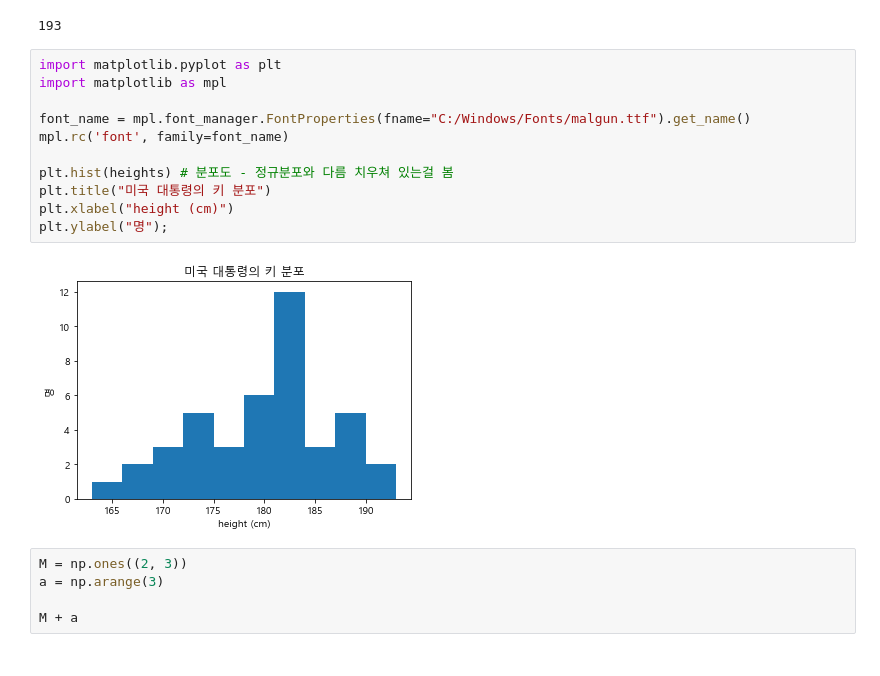
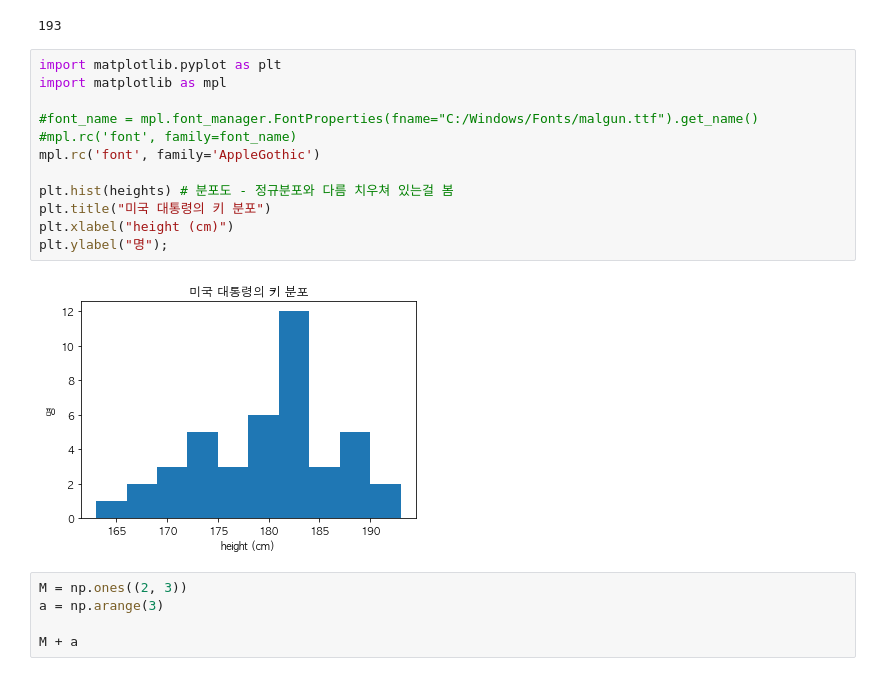
Before and after one commit to t8t/python22, a Jupyter notebook: Day3.ipynb, the cells around one changed output. Saved outputs shown, nothing was run; the diff lists cells and outputs as text.

```diff
--- a/Day3.ipynb
+++ b/Day3.ipynb
@@ -520,16 +520,17 @@ heights.max() # 4사분위
 # %%
 import matplotlib.pyplot as plt
 import matplotlib as mpl
 
-font_name = mpl.font_manager.FontProperties(fname="C:/Windows/Fonts/malgun.ttf").get_name()
-mpl.rc('font', family=font_name)
+#font_name = mpl.font_manager.FontProperties(fname="C:/Windows/Fonts/malgun.ttf").get_name()
+#mpl.rc('font', family=font_name)
+mpl.rc('font', family='AppleGothic')
 
 plt.hist(heights) # 분포도 - 정규분포와 다름 치우쳐 있는걸 봄
 plt.title("미국 대통령의 키 분포")
 plt.xlabel("height (cm)")
 plt.ylabel("명");
 # %% [output]
-[figure, old version]
+[figure, new version]
 # %%
 M = np.ones((2, 3))
 a = np.arange(3)
```
Also changed, not shown: parts of 75 cells of this notebook.
